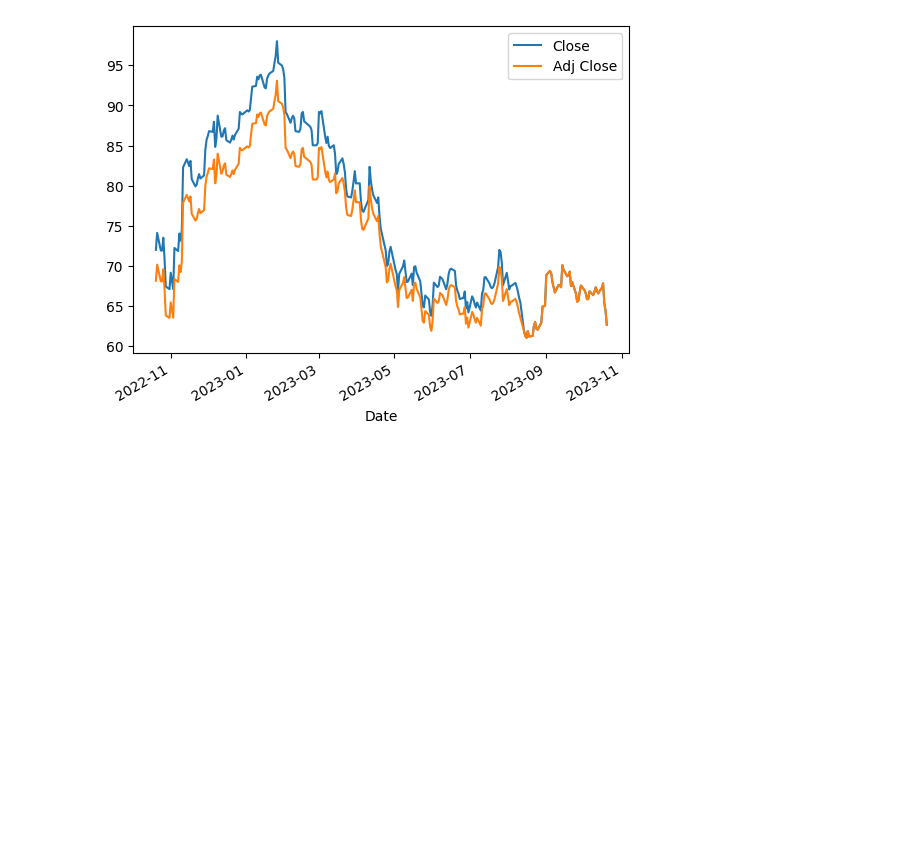
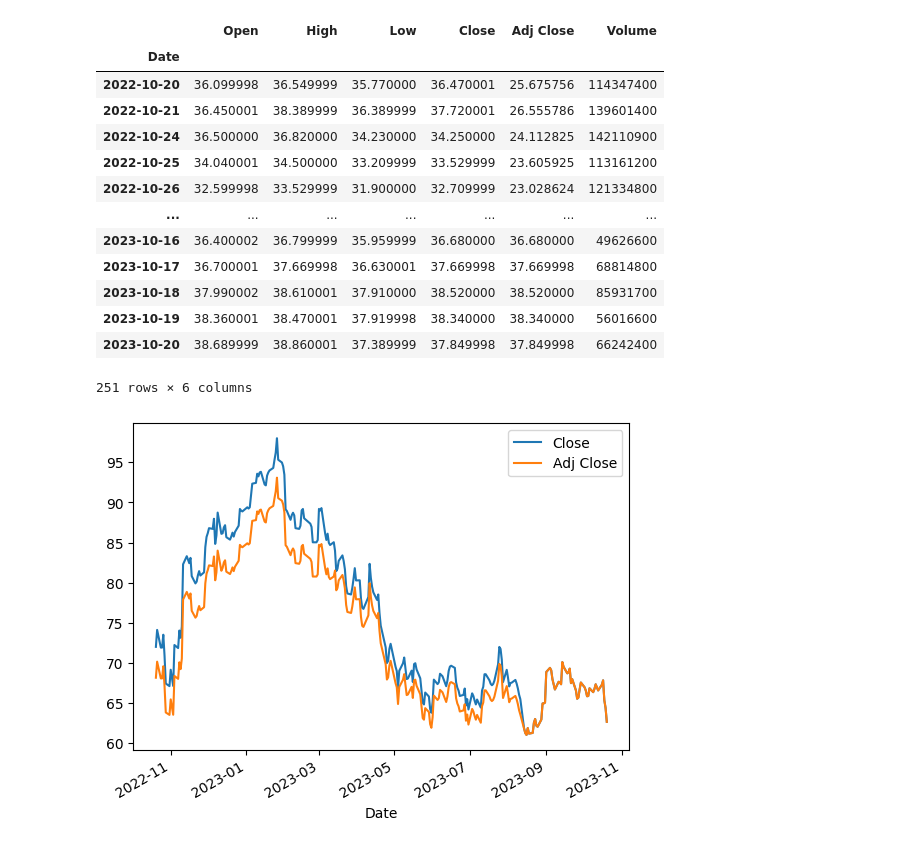
Before and after one commit to furlancad/Estudo-PMF, a Jupyter notebook: Analise_Vale3_Yahoo_Finance.ipynb, the cells around one changed output. Cells and saved outputs as stored; diff of their text form; code cells hidden in the pictures; blank space fills up the shorter version.

```diff
--- a/Analise_Vale3_Yahoo_Finance.ipynb
+++ b/Analise_Vale3_Yahoo_Finance.ipynb
@@ -24,6 +27,23 @@ vale
 | 2023-10-19 | 65.300003 | 65.650002 | 64.419998 | 64.419998 | 64.419998 | 22855500 |
 | 2023-10-20 | 63.320000 | 63.470001 | 62.000000 | 62.680000 | 62.680000 | 58015100 |
 251 rows × 6 columns
+# %%
+petr
+# %% [output]
+|  | Open | High | Low | Close | Adj Close | Volume |
+| Date |  |  |  |  |  |  |
+| 2022-10-20 | 36.099998 | 36.549999 | 35.770000 | 36.470001 | 25.675756 | 114347400 |
+| 2022-10-21 | 36.450001 | 38.389999 | 36.389999 | 37.720001 | 26.555786 | 139601400 |
+| 2022-10-24 | 36.500000 | 36.820000 | 34.230000 | 34.250000 | 24.112825 | 142110900 |
+| 2022-10-25 | 34.040001 | 34.500000 | 33.209999 | 33.529999 | 23.605925 | 113161200 |
+| 2022-10-26 | 32.599998 | 33.529999 | 31.900000 | 32.709999 | 23.028624 | 121334800 |
+| ... | ... | ... | ... | ... | ... | ... |
+| 2023-10-16 | 36.400002 | 36.799999 | 35.959999 | 36.680000 | 36.680000 | 49626600 |
+| 2023-10-17 | 36.700001 | 37.669998 | 36.630001 | 37.669998 | 37.669998 | 68814800 |
+| 2023-10-18 | 37.990002 | 38.610001 | 37.910000 | 38.520000 | 38.520000 | 85931700 |
+| 2023-10-19 | 38.360001 | 38.470001 | 37.919998 | 38.340000 | 38.340000 | 56016600 |
+| 2023-10-20 | 38.689999 | 38.860001 | 37.389999 | 37.849998 | 37.849998 | 66242400 |
+251 rows × 6 columns
 # %%
 vale[['Close', 'Adj Close']].plot();
 # %% [output]
```
Also changed, not shown: parts of 39 cells of this notebook.
